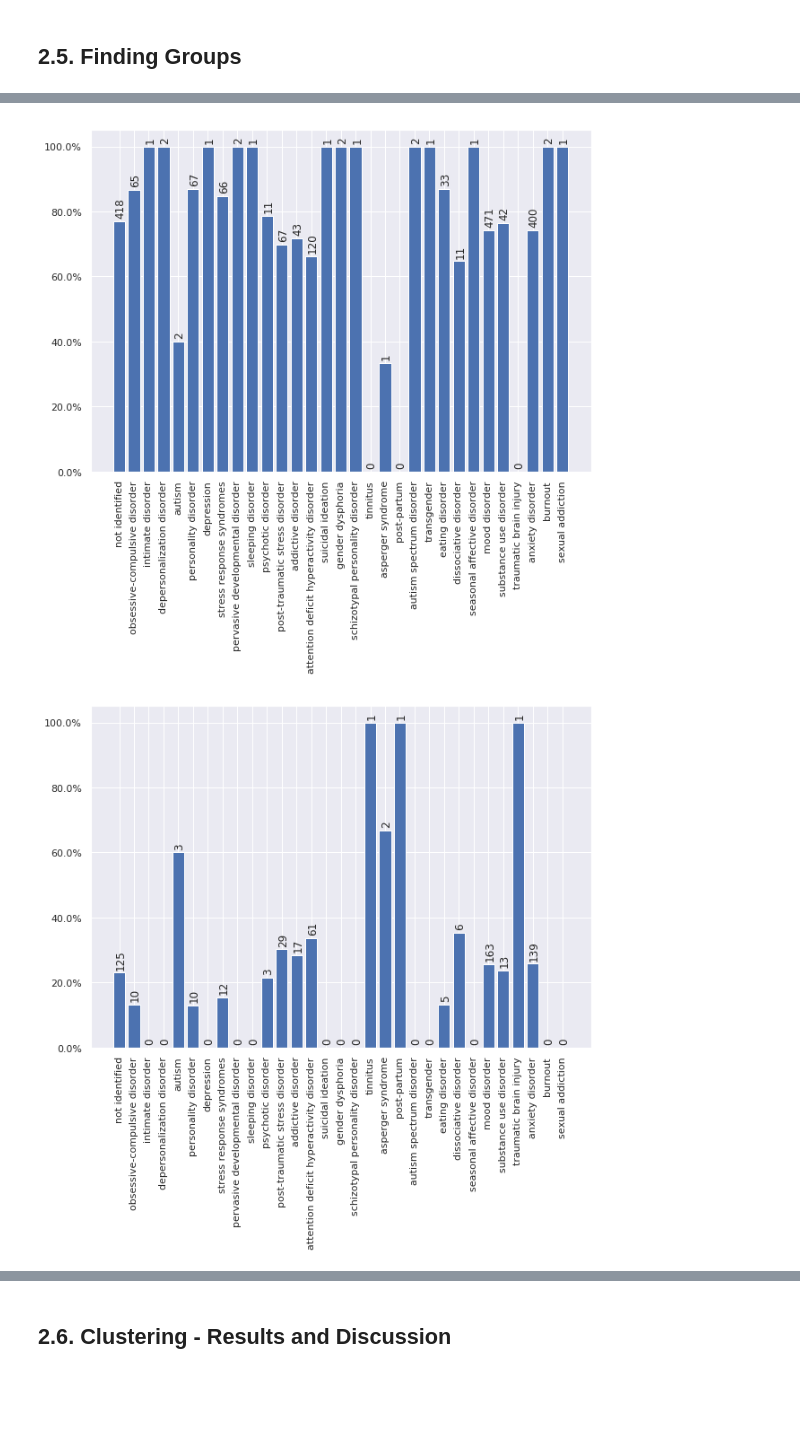
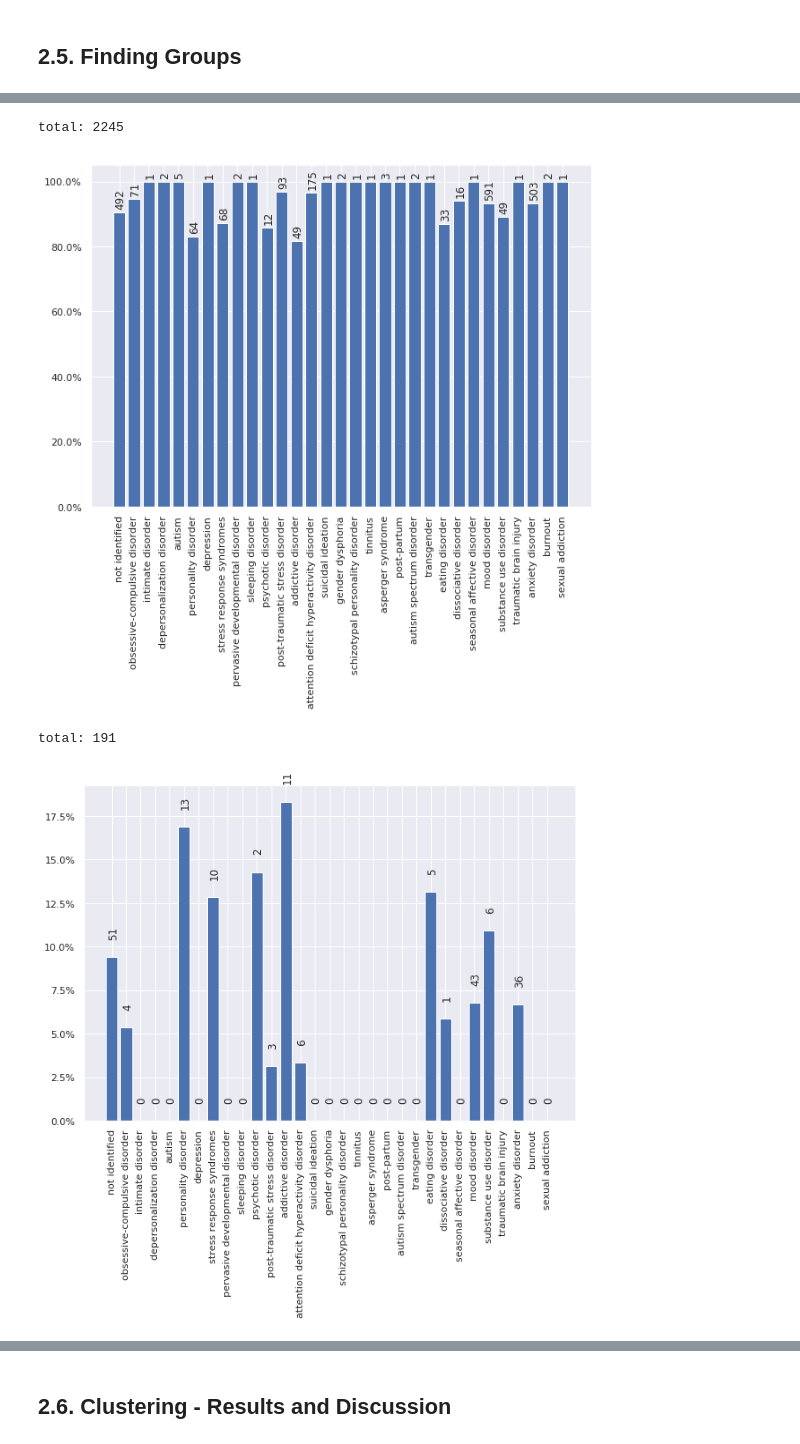
Before and after one commit to jakmak24/ML_health, a Jupyter notebook: AA_201819_Project.ipynb, the cells around one changed output, grey strips where cells are left out. Saved outputs shown, nothing was run; the diff lists cells and outputs as text; code cells hidden in the pictures; blank space fills up the shorter version.

```diff
--- a/AA_201819_Project.ipynb
+++ b/AA_201819_Project.ipynb
@@ -1250,8 +1253,10 @@ def analyze_clusters(cluster, data):
 # %%
-analyze_clusters(AgglomerativeClustering(linkage="ward", n_clusters=2), cluster_data(one_disorder_df, 44))
+analyze_clusters(AgglomerativeClustering(linkage="average", n_clusters=2), cluster_data(one_disorder_df, 44))
 # %% [output]
+total: 2245
-[figure, old version]
+[figure, new version]
+total: 191
-[figure, old version]
+[figure, new version]
 # %%
 analyze_clusters(KMeans(n_clusters=2, random_state=0), cluster_data(one_disorder_df, 44))
 # %% [output]
```
Also changed, not shown: parts of 11 cells of this notebook.
